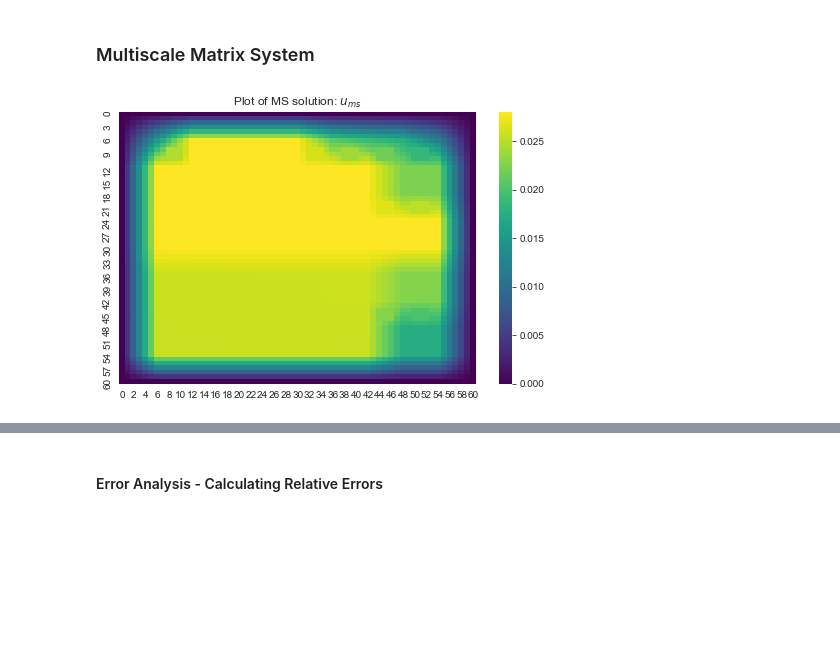
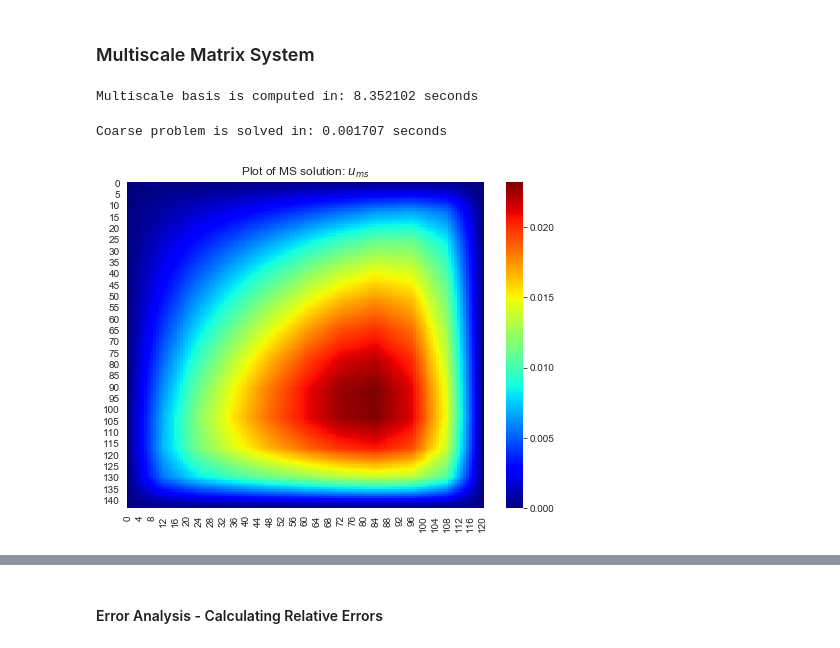
Before and after one commit to salihkilicli/MsFEM-2D, a Jupyter notebook: MsFEM Code 2D.ipynb, the cells around one changed output, grey strips where cells are left out. Cells and saved outputs as stored; diff of their text form; code cells hidden in the pictures; blank space fills up the shorter version.

```diff
--- a/MsFEM Code 2D.ipynb
+++ b/MsFEM Code 2D.ipynb
@@ -66,14 +178,16 @@ hx, hy = Hx/nx, Hy/ny
 # %%
 # Problem setup
 
-# Permeability field
+# Loading Permeability field
 df = pd.read_csv("permeability.txt", header=None)
-kappa = df.to_numpy().reshape((600, 600), order='F')
-#kappa = np.ones((600, 600))
+kappa = df.to_numpy().reshape(df.shape, order='F')
+kappa = np.ones(df.shape)
 
 # Source term
-f = lambda x, y: 1 + 0*x*y
+f = lambda x, y: x**4 + y**4
+#f = lambda x, y: 1 + 0*x*y
+#f = lambda x, y: (2*pi**2)*sin(pi*x)*cos(pi*y)
 
 # Boundary Conditions (BC) for the source term
-f0 = lambda x,y: 0*x*y
+f0= lambda x, y: 0*x*y
 # %%
@@ -250,7 +357,7 @@ def MsFEM_2d_basis(Global_DA, Nx, Ny, nx, ny):
             loc_A = Global_DA.todense()[np.ix_(loc_idx.T.flat, loc_idx.T.flat)]
             loc_A[loc_boundary, :] = 0
             ##loc_A[loc_boundary, loc_boundary] = identity(2(ny+nx)) #sparse identity matrix
-            loc_A.flat[loc_boundary+(loc_boundary)*loc_A.shape[0]] = 1
+            loc_A.flat[loc_boundary+ loc_boundary*loc_A.shape[0]] = 1
             loc_basis[np.ix_(loc_idx.T.flat, [i*(Ny+1)+j, i*(Ny+1)+j+1, (i+1)*(Ny+1)+j, (i+1)*(Ny+1)+j+1])] = \
             spsolve(csr_matrix(loc_A), F, use_umfpack=True)
     return loc_basis
@@ -271,6 +373,9 @@ else:
 ### Multiscale Matrix System
 # %%
 # Multiscale Matrix System
+start = time()
+MS_basis = MsFEM_2d_basis(Global_DA, Nx, Ny, nx, ny)
+print(f"Multiscale basis is computed in: {time() - start:4.6f} seconds")
 
 inter_idx_coarse = np.arange((Nx+1)*(Ny+1))
 bdry1 = np.arange(0, (Nx+1)*(Ny+1), Ny+1)
@@ -280,32 +385,38 @@ bdry4 = (Ny+1)*Nx + np.arange(1, Ny)
 bdry_coarse = np.hstack((bdry1, bdry2, bdry3, bdry4)).flatten()
 inter_idx_coarse = np.delete(inter_idx_coarse, bdry_coarse)
 
-ms_basis = MS_basis[inter_idx-1, :]
-ms_DA    = ms_basis.T@fine_DA@ms_basis
-ms_M     = ms_basis.T@fine_M@ms_basis
-ms_F     = ms_basis.T@fine_F
+ms_basis = MS_basis[inter_idx, :]
+ms_DA    = ms_basis.T @ fine_DA @ ms_basis
+ms_M     = ms_basis.T @ fine_M @ ms_basis
+ms_F     = ms_basis.T @ fine_F
 
 (X, Y) = np.meshgrid(np.linspace(0, 1, Nx+1), np.linspace(0, 1, Ny+1))
 ms_bfc = f0(X, Y)
 ms_bfc[1:-1, 1:-1] = 0
-ms_bF = -ms_DA.T@ms_bfc.reshape((-1, 1), order='F')
+ms_bF = -ms_DA.T @ ms_bfc.reshape((-1, 1), order='F')
 ms_RHS = ms_F + ms_bF
 
-ms_DA = ms_DA[np.ix_(inter_idx_coarse, inter_idx_coarse)]
-ms_M  = ms_M[np.ix_(inter_idx_coarse, inter_idx_coarse)]
+ms_DA = ms_DA[inter_idx_coarse, :][:, inter_idx_coarse]
+ms_M  = ms_M[inter_idx_coarse, :][:, inter_idx_coarse]
 ms_basis = ms_basis[:, inter_idx_coarse]
 ms_RHS = ms_RHS[inter_idx_coarse]
+# %% [output]
+Multiscale basis is computed in: 8.352102 seconds
 # %%
 # MsFEM Solution and Visualization
 
+start = time()
 ms_U = spsolve(csr_matrix(ms_DA), ms_RHS, use_umfpack=True)
+print(f"Coarse problem is solved in: {time() - start:4.6f} seconds")
+
 ms_U_fine = ms_basis @ ms_U
 
-plt.figure(figsize=(8, 5))
+plt.figure(figsize=(8, 6))
 if visualize_ms_solution:
     plot_ms = bfc
     plot_ms[1:-1, 1:-1] = ms_U_fine.reshape((Ny*ny-1, Nx*nx-1), order='F')
-    sns.heatmap(plot_ms, cmap='viridis')
+    sns.heatmap(plot_ms, cmap='jet')
     plt.title('Plot of MS solution: $u_{ms}$')
 # %% [output]
+Coarse problem is solved in: 0.001707 seconds
-[figure, old version]
+[figure, new version]
```
Also changed, not shown: parts of 27 cells of this notebook.
